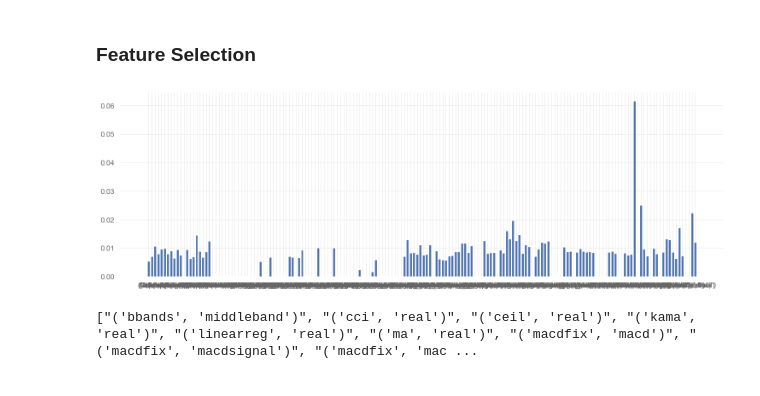
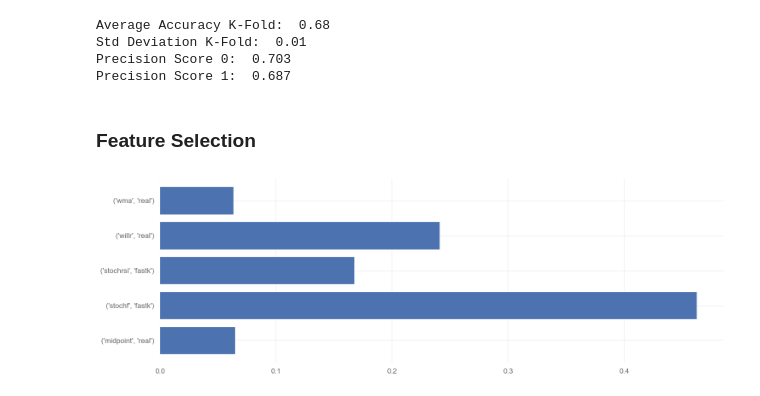
Before and after one commit to dcupmusic/trade, a Jupyter notebook: 2.2-XGBOOST-Feature-Selection_haas.ipynb, the cells around one changed output. Cells and saved outputs as stored; diff of their text form; code cells hidden in the pictures.

```diff
--- a/2.2-XGBOOST-Feature-Selection_haas.ipynb
+++ b/2.2-XGBOOST-Feature-Selection_haas.ipynb
@@ -95,7 +95,8 @@ df_tts = data.copy()
 df_tts.data['symbol'] = df_tts.data['symbol'].rename(columns={'signal': 'TARGET'})
 
 # predictor_list = data.data['symbol'].drop('TARGET', axis=1).columns.tolist()
-predictor_list = data.data['symbol'].drop('TARGET', axis=1).columns.tolist()
+predictor_list = [('midpoint', 'real'), ('stochf', 'fastk'), ('stochrsi', 'fastk'), ('willr', 'real'), ('wma', 'real')]
+
 
 X = df_tts.data['symbol'][predictor_list]
 y = df_tts.data['symbol']['TARGET']
@@ -103,7 +104,7 @@ y = df_tts.data['symbol']['TARGET']
 X.columns = X.columns.astype(str)
 # %%
 # Perform Train Test Split
-X_train, X_test, y_train, y_test = train_test_split(X, y, test_size=0.2, random_state=42)
+X_train, X_test, y_train, y_test = train_test_split(X, y, test_size=0.4, random_state=42)
 # %%
 # Determine Objective and Eval Metrics
 if is_binary:
@@ -230,25 +272,30 @@ train_results = cross_val_score(classifier_1, X_train, y_train, scoring=scoring,
 # %%
 # Brief Review of Training Results
 
-# print("Average Accuracy K-Fold: ", round(train_results.mean(), 2))
-# print("Std Deviation K-Fold: ", round(train_results.std(), 2))
-# print("Precision Score 0: ", round(precision_score(y_train, train_yhat, average=None)[0], 3))
-# print("Precision Score 1: ", round(precision_score(y_train, train_yhat, average=None)[1], 3))
+print("Average Accuracy K-Fold: ", round(train_results.mean(), 2))
+print("Std Deviation K-Fold: ", round(train_results.std(), 2))
+print("Precision Score 0: ", round(precision_score(y_train, train_yhat, average=None)[0], 3))
+print("Precision Score 1: ", round(precision_score(y_train, train_yhat, average=None)[1], 3))
 
 # print("")
 # print("Just for reference. Right now, we are only focussed on getting some initial features.")
 # print("If the results look too good to be true, they probably are.")
+# %% [output]
+Average Accuracy K-Fold:  0.68
+Std Deviation K-Fold:  0.01
+Precision Score 0:  0.703
+Precision Score 1:  0.687
 # %% [markdown]
 ### Feature Selection
 # %%
 # Plot Feature Importances
 fig = plt.figure(figsize=(15, 5))
 importance_labels = X.columns
 importance_features = classifier_1.feature_importances_
-plt.bar(importance_labels, importance_features)
+plt.barh(importance_labels, importance_features)
 plt.tight_layout()  # Adjust layout to fit
 plt.show()
 # %% [output]
-[figure, old version]
+[figure, new version]
 # %%
 # Select Best Features
@@ -261,10 +308,6 @@ for fi in importance_features:
         recommended_feature_labels.append(importance_labels[i])
         recommended_feature_score.append(fi)
     i += 1
-# %%
-print(recommended_feature_labels)
-# %% [output]
-["('bbands', 'middleband')", "('cci', 'real')", "('ceil', 'real')", "('kama', 'real')", "('linearreg', 'real')", "('ma', 'real')", "('macdfix', 'macd')", "('macdfix', 'macdsignal')", "('macdfix', 'mac ...
 # %%
 import ast
 
```
Also changed, not shown: parts of 9 cells of this notebook, 3 other files.
